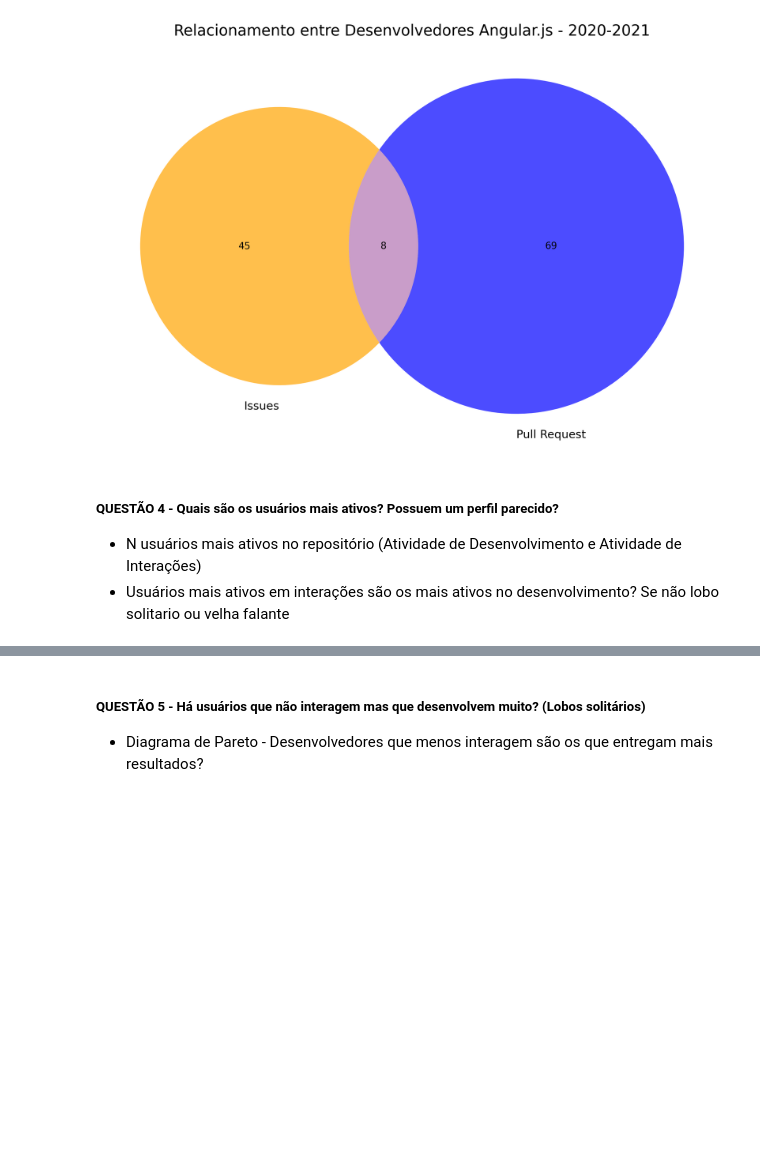
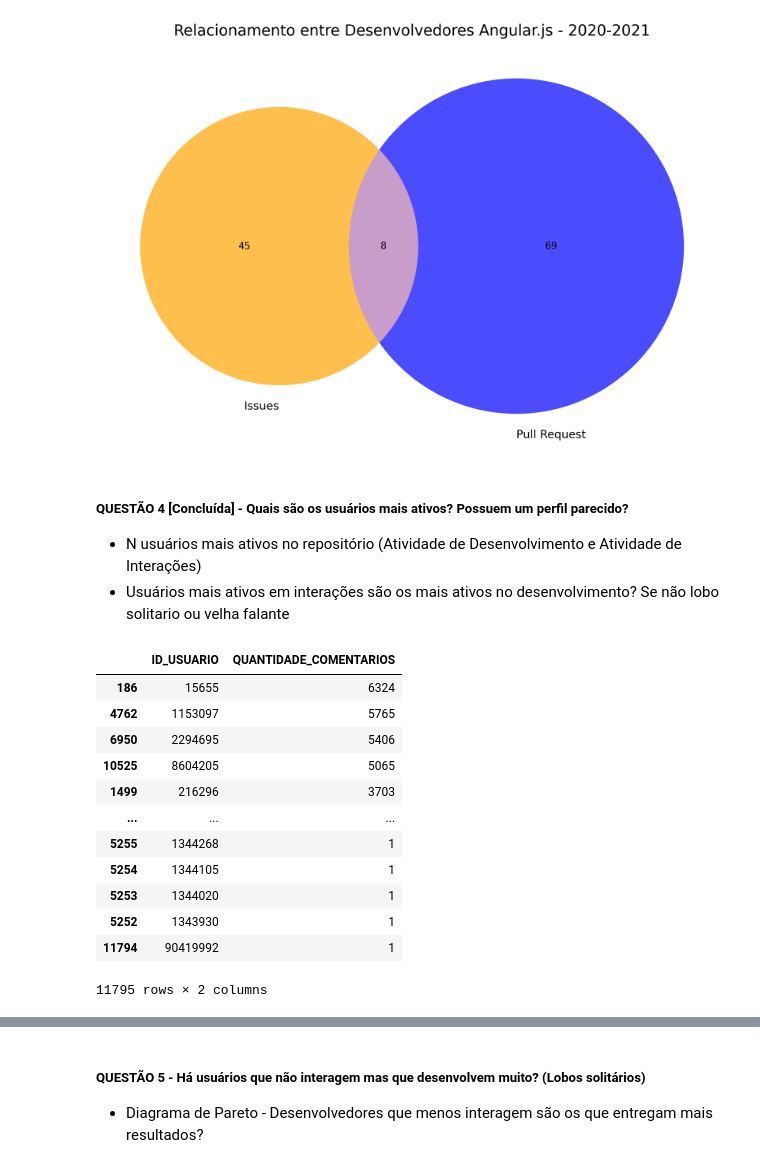
Before and after one commit to pedrorodriguesarantes/IniciacaoCientifica, a Jupyter notebook: Fase 3 - Sintese.ipynb, the cells around one changed output, grey strips where cells are left out. Saved outputs shown, nothing was run; the diff lists cells and outputs as text; code cells hidden in the pictures; blank space fills up the shorter version.

```diff
--- a/Fase 3 - Sintese.ipynb
+++ b/Fase 3 - Sintese.ipynb
@@ -20,8 +21,8 @@ import pandas as pd
 import networkx as nx
 import PIL
 
-dataframe_comentarios = pd.read_csv('Dados Finais/AngularJS-Comentarios.csv', sep = ';')
-dataframe_issues = pd.read_excel('Dados Finais/AngularJS-ISSUES.xlsx')
+dataframe_comentarios = pd.read_csv('Dados Finais/AngularJS - Comentarios.csv', sep = ';')
+dataframe_issues = pd.read_excel('Dados Finais/AngularJS - Issues.xlsx')
 imagem = PIL.Image.open('Imagens/Extras/UsuarioColorido.jpg')
 limite_inferior = '01/01/2010'
 limite_superior = '01/01/2011'
@@ -342,7 +351,7 @@ dataframe_consistencia_rede.append({
 
 pd.DataFrame(dataframe_consistencia_rede).to_csv('Dados Finais/AngularJS - Metricas Rede.csv')
 # %% [markdown]
-##### **QUESTÃO 4** - Quais são os usuários mais ativos? Possuem um perfil parecido?
+##### **QUESTÃO 4 [Concluída]** - Quais são os usuários mais ativos? Possuem um perfil parecido?
 
 - N usuários mais ativos no repositório (Atividade de Desenvolvimento e Atividade de Interações)
 - Usuários mais ativos em interações são os mais ativos no desenvolvimento? Se não lobo solitario ou velha falante
@@ -348,0 +364,30 @@ pd.DataFrame(dataframe_consistencia_rede).to_csv('Dados Finais/AngularJS - Metri
+# %%
+lista_comentario = dataframe_comentarios.groupby(by = 'ID_USUARIO_COMENTARIO')['ID_ISSUE'].count()
+lista_usuarios_comentario = list()
+
+for linha in lista_comentario.items():
+    id_usuario = linha[0]
+    quantidade_comentarios_cadastrados = linha[1]
+
+    lista_usuarios_comentario.append({
+        'ID_USUARIO': id_usuario,
+        'QUANTIDADE_COMENTARIOS': quantidade_comentarios_cadastrados,
+    })
+
+lista_usuarios_comentario = pd.DataFrame(lista_usuarios_comentario)
+# %%
+lista_usuarios_comentario.sort_values(by = 'QUANTIDADE_COMENTARIOS', ascending=False)
+# %% [output]
+|  | ID_USUARIO | QUANTIDADE_COMENTARIOS |
+| 186 | 15655 | 6324 |
+| 4762 | 1153097 | 5765 |
+| 6950 | 2294695 | 5406 |
+| 10525 | 8604205 | 5065 |
+| 1499 | 216296 | 3703 |
+| ... | ... | ... |
+| 5255 | 1344268 | 1 |
+| 5254 | 1344105 | 1 |
+| 5253 | 1344020 | 1 |
+| 5252 | 1343930 | 1 |
+| 11794 | 90419992 | 1 |
+11795 rows × 2 columns
```
Also changed, not shown: parts of 17 cells of this notebook, 5 other files.
